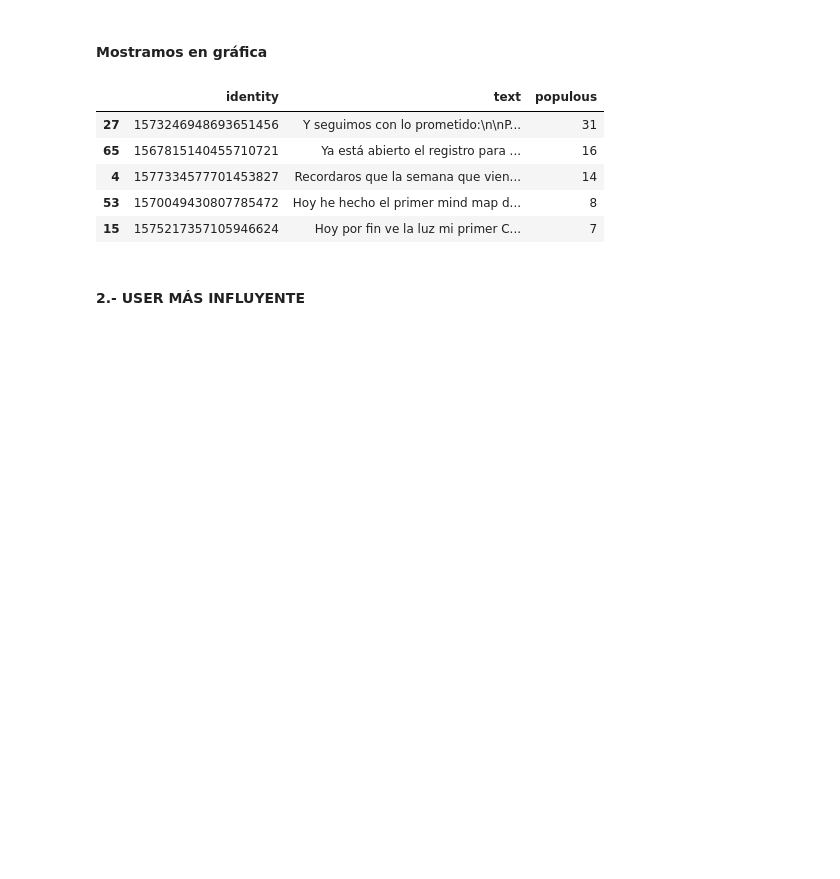
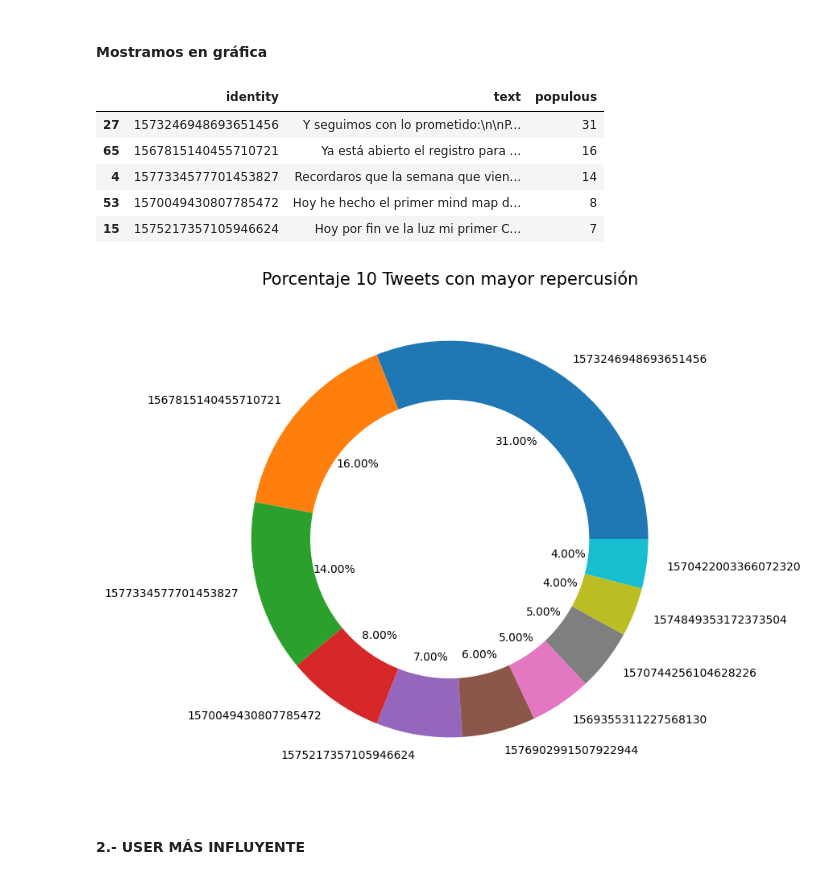
Before and after one commit to 75Engel/proyecto_twitter, a Jupyter notebook: analisis.ipynb, the cells around one changed output. Drawn from its saved outputs; the diff is of its cells as text; code cells hidden in the pictures; blank space fills up the shorter version.

```diff
--- a/analisis.ipynb
+++ b/analisis.ipynb
@@ -105,6 +117,25 @@ df_grafica_1.head()
 | 4 | 1577334577701453827 | Recordaros que la semana que vien... | 14 |
 | 53 | 1570049430807785472 | Hoy he hecho el primer mind map d... | 8 |
 | 15 | 1575217357105946624 | Hoy por fin ve la luz mi primer C... | 7 |
+# %%
+#data = df_grafica_1["populous"].value_counts()
+
+# Create a circle for the center of the plot
+my_circle=plt.Circle( (0,0),
+                     0.7, # Grosor del donut
+                     color='white')
+
+plt.figure(figsize=(8,8))
+
+plt.pie(df_grafica_1["populous"].head(10),
+        labels=df_grafica_1["identity"].head(10),
+        autopct='%1.2f%%');
+
+p=plt.gcf()
+p.gca().add_artist(my_circle)
+plt.title('Porcentaje 10 Tweets con mayor repercusión',fontsize=15);
+# %% [output]
+[figure, added]
 # %% [markdown]
 #### 2.- USER MÁS INFLUYENTE
 # %%
```
Also changed, not shown: parts of 18 cells of this notebook, 7 other files.
